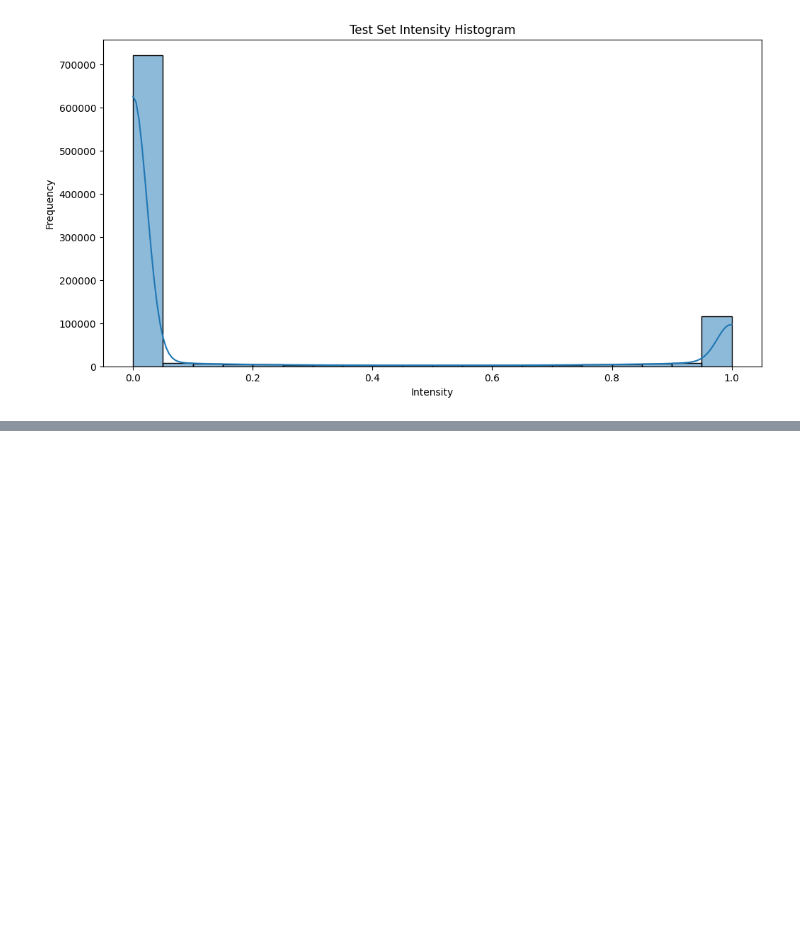
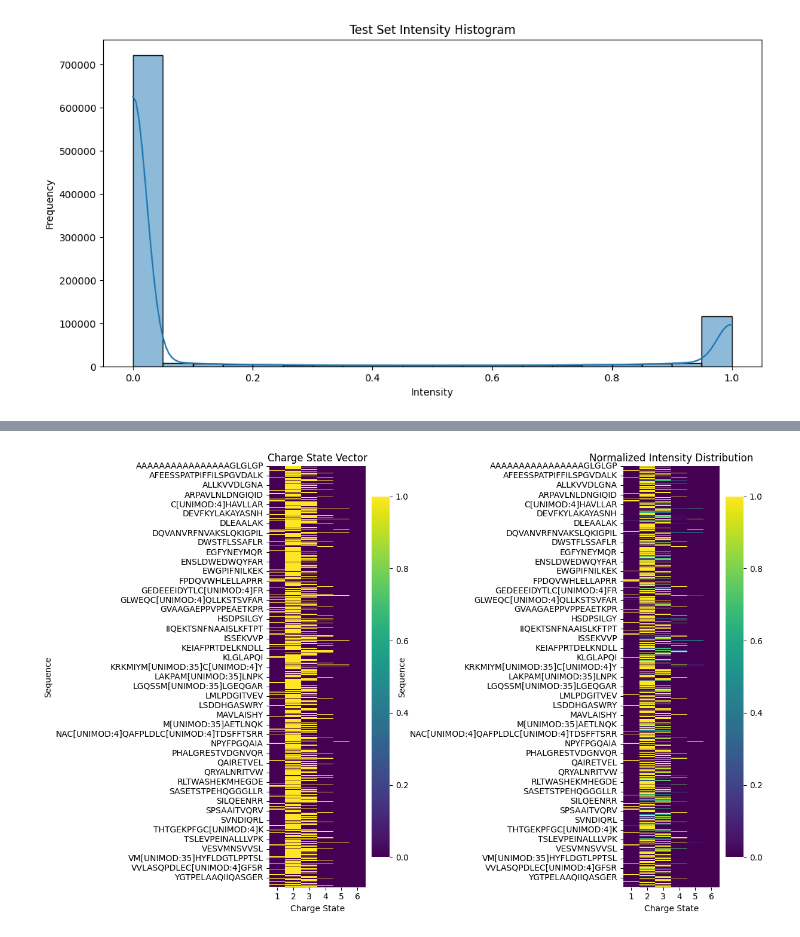
Before and after one commit to wilhelm-lab/dlomix, a Jupyter notebook: data_split_tests.ipynb, the cells around one changed output, grey strips where cells are left out. Saved outputs shown, nothing was run; the diff lists cells and outputs as text; code cells hidden in the pictures; blank space fills up the shorter version.

```diff
--- a/data_split_tests.ipynb
+++ b/data_split_tests.ipynb
@@ -215,0 +317,23 @@ plot_intensity_histogram(test_df, "Test Set Intensity Histogram")
+# %%
+plot_df = processed_data.copy()
+
+charge_state_df = pd.DataFrame(plot_df['charge_state_vector'].tolist(), index=plot_df['modified_sequence'], columns=[f'{i}' for i in range(1, 7)])
+intensity_dist_df = pd.DataFrame(plot_df['normalized_intensity_distribution'].tolist(), index=plot_df['modified_sequence'], columns=[f'{i}' for i in range(1, 7)])
+
+plt.figure(figsize=(12, 8))
+plt.subplot(1, 2, 1)
+sns.heatmap(charge_state_df, cmap='viridis', cbar=True)
+plt.title('Charge State Vector')
+plt.xlabel('Charge State')
+plt.ylabel('Sequence')
+
+plt.subplot(1, 2, 2)
+sns.heatmap(intensity_dist_df, cmap='viridis', cbar=True)
+plt.title('Normalized Intensity Distribution')
+plt.xlabel('Charge State')
+plt.ylabel('Sequence')
+
+plt.tight_layout()
+plt.show()
+# %% [output]
+[figure, added]
```
Also changed, not shown: parts of 17 cells of this notebook.
